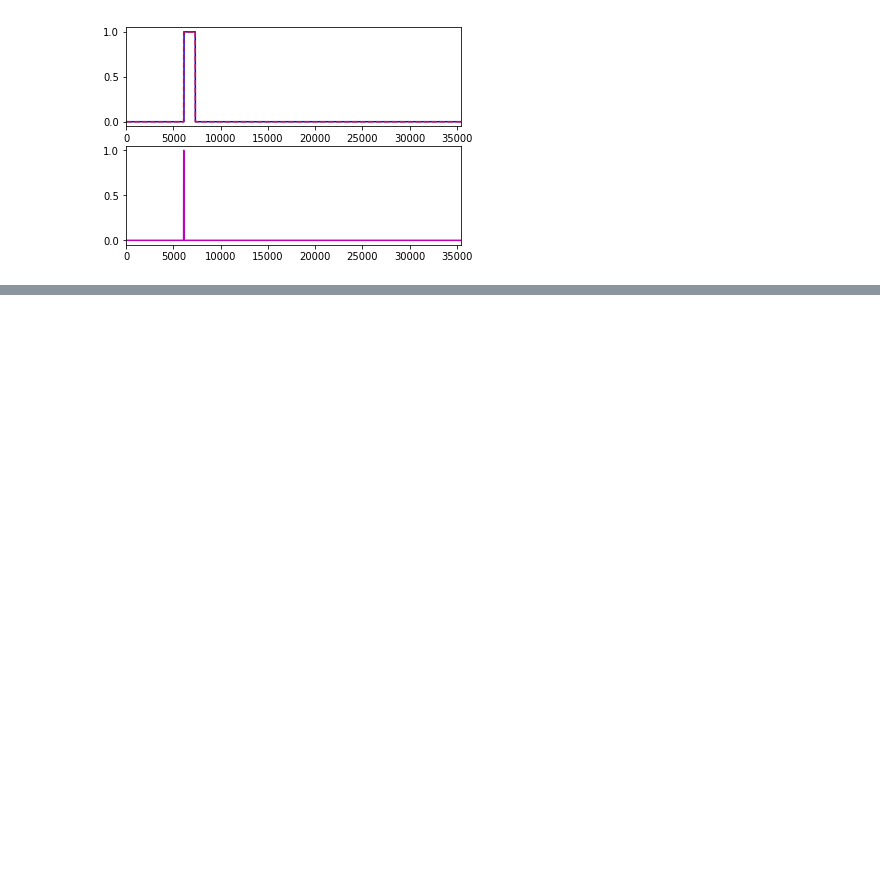
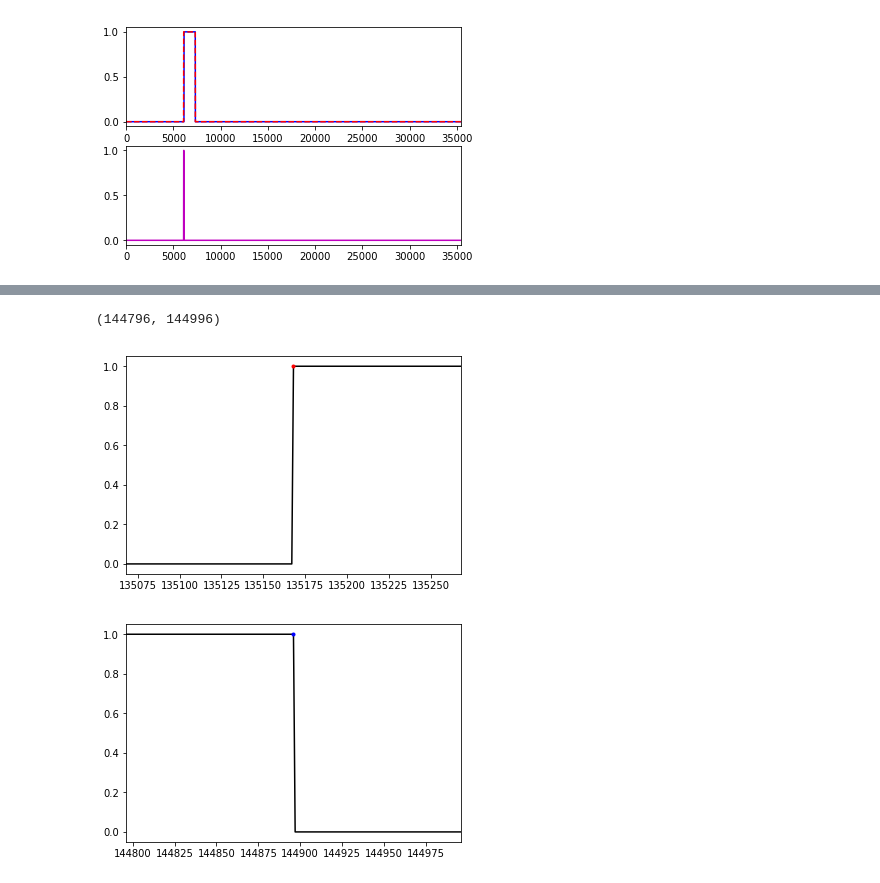
Before and after one commit to dmgroppe/SZR_ANT, a Jupyter notebook: EU_CODE/eu_sbox_lappy.ipynb, the cells around one changed output, grey strips where cells are left out. Cells and saved outputs as stored; diff of their text form; code cells hidden in the pictures; blank space fills up the shorter version.

```diff
--- a/EU_CODE/eu_sbox_lappy.ipynb
+++ b/EU_CODE/eu_sbox_lappy.ipynb
@@ -97,0 +134,19 @@ That is 3.900000 seconds
+# %%
+is_szr=in_dict['is_szr']
+plt.figure(1)
+plt.clf()
+plt.plot(is_szr,'k-')
+for t in onset_ids:
+    plt.plot(t,1,'r.')
+plt.xlim([np.min(onset_ids)-100, np.min(onset_ids)+100])
+
+plt.figure(2)
+plt.clf()
+plt.plot(is_szr,'k-')
+for t in offset_ids:
+    plt.plot(t,1,'b.')
+plt.xlim([np.min(offset_ids)-100, np.max(offset_ids)+100])
+# %% [output]
+(144796, 144996)
+[figure, added]
+[figure, added]
```
Also changed, not shown: parts of 6 cells of this notebook, 14 other files.
